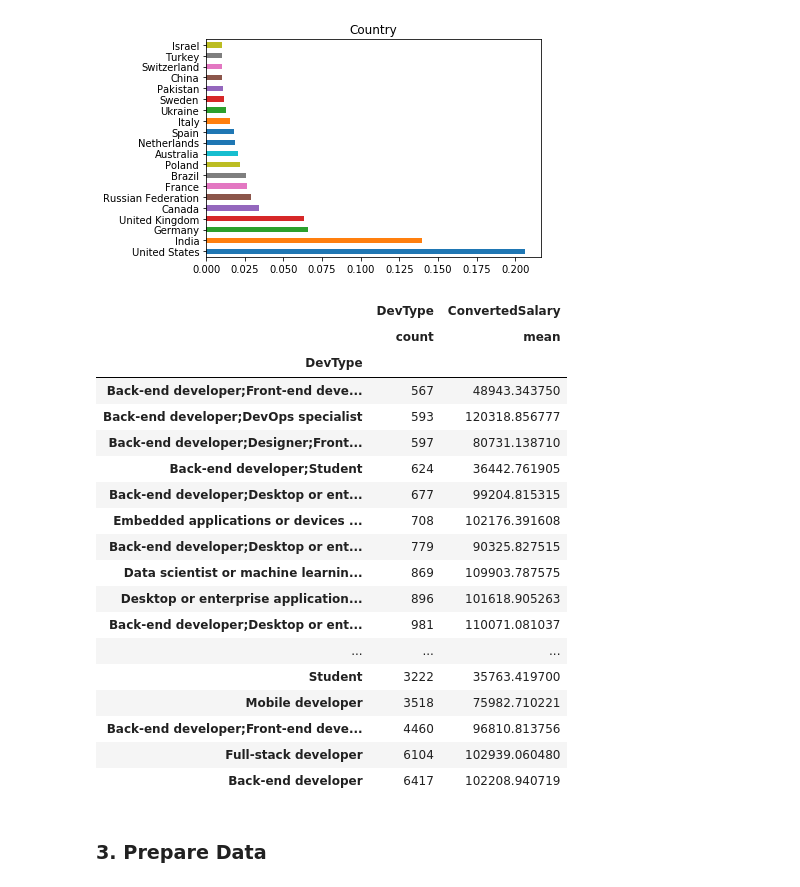
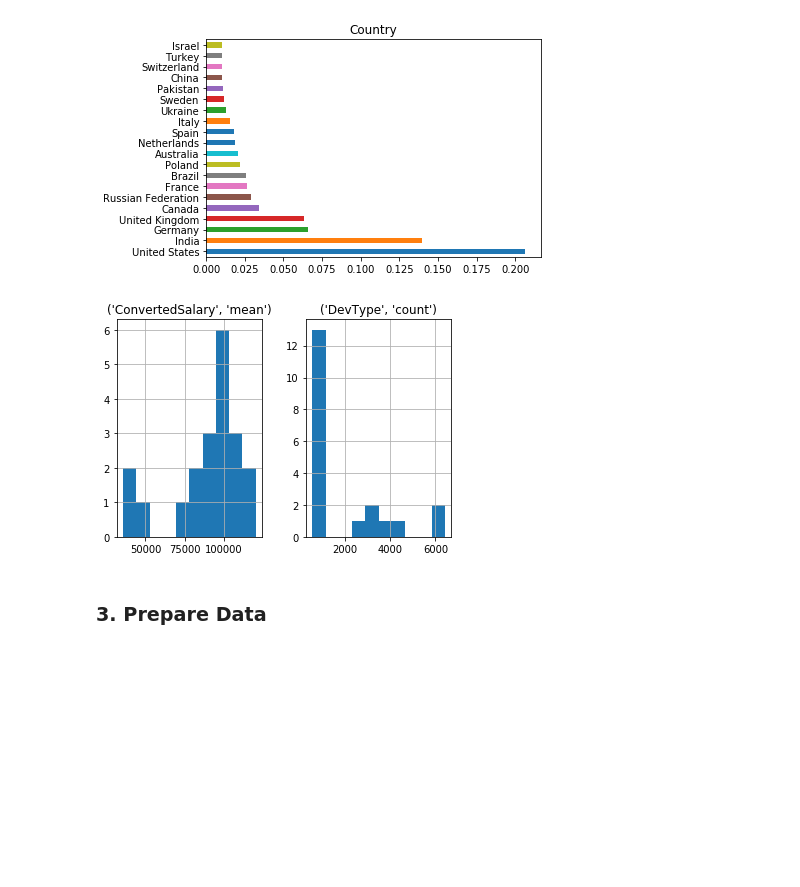
Before and after one commit to dragon7-fc/DSND-Blog-Post, a Jupyter notebook: WhatIsTheHotestJob.ipynb, the cells around one changed output. Drawn from its saved outputs; the diff is of its cells as text; code cells hidden in the pictures; blank space fills up the shorter version.

```diff
--- a/WhatIsTheHotestJob.ipynb
+++ b/WhatIsTheHotestJob.ipynb
@@ -96,29 +96,10 @@ plt.title("Country");
 # %% [output]
 [figure]
 # %%
-df.groupby('DevType').agg({'DevType': ['count'], 'ConvertedSalary': ['mean']}).sort_values([('DevType', 'count')])[-20:]
-# devtypes = list(devtype_vals[:20].index)
-# df['DevType'].apply(lambda x: x in devtypes)
+df.groupby('DevType').agg({'DevType': ['count'], 'ConvertedSalary': ['mean']}).sort_values([('DevType', 'count')])[-20:].hist()
+plt.show()
 # %% [output]
-|  | DevType | ConvertedSalary |
-|  | count | mean |
-| DevType |  |  |
-| Back-end developer;Front-end deve... | 567 | 48943.343750 |
-| Back-end developer;DevOps specialist | 593 | 120318.856777 |
-| Back-end developer;Designer;Front... | 597 | 80731.138710 |
-| Back-end developer;Student | 624 | 36442.761905 |
-| Back-end developer;Desktop or ent... | 677 | 99204.815315 |
-| Embedded applications or devices ... | 708 | 102176.391608 |
-| Back-end developer;Desktop or ent... | 779 | 90325.827515 |
-| Data scientist or machine learnin... | 869 | 109903.787575 |
-| Desktop or enterprise application... | 896 | 101618.905263 |
-| Back-end developer;Desktop or ent... | 981 | 110071.081037 |
-| ... | ... | ... |
-| Student | 3222 | 35763.419700 |
-| Mobile developer | 3518 | 75982.710221 |
-| Back-end developer;Front-end deve... | 4460 | 96810.813756 |
-| Full-stack developer | 6104 | 102939.060480 |
-| Back-end developer | 6417 | 102208.940719 |
+[figure, added]
 # %% [markdown]
 ### 3. Prepare Data
 # %%
```
Also changed, not shown: parts of 12 cells of this notebook, 1 other file.
